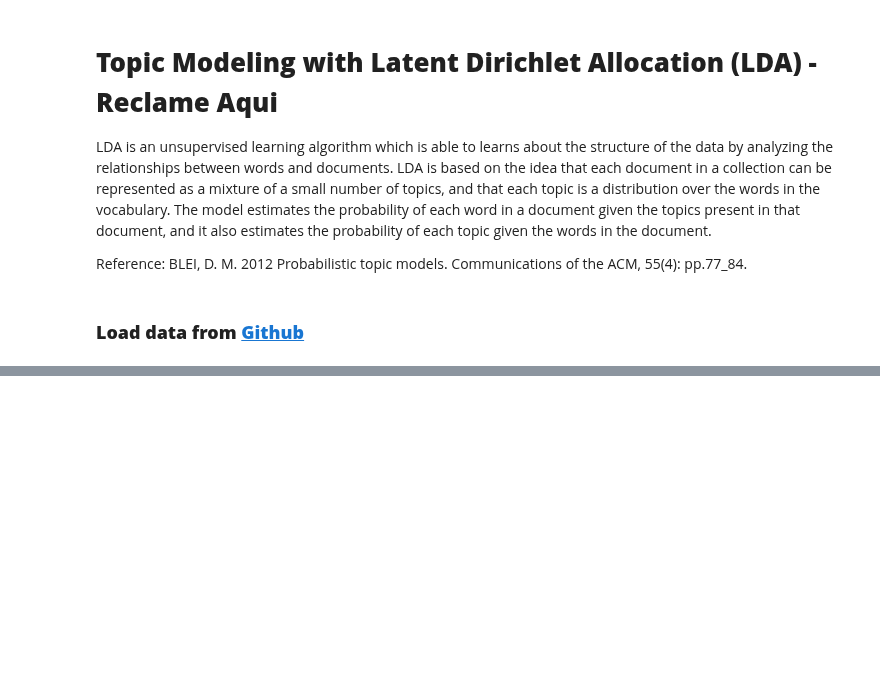
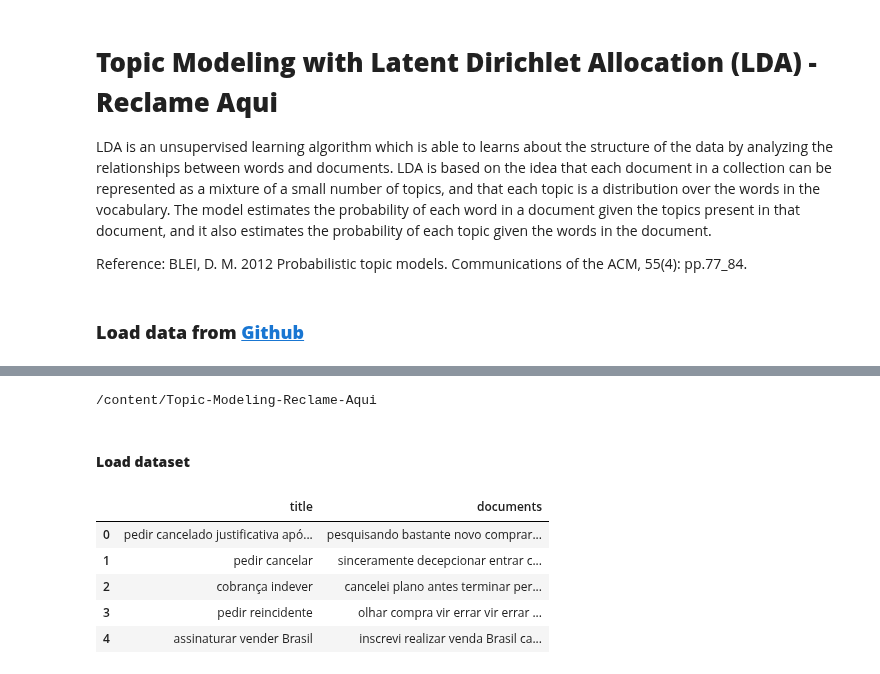
Before and after one commit to mathewsrc/Topic-Modeling-Reclame-Aqui, a Jupyter notebook: Topic_Modeling_Reclame_Aqui_with_LDA.ipynb, the cells around one changed output, grey strips where cells are left out. Cells and saved outputs as stored; diff of their text form; code cells hidden in the pictures; blank space fills up the shorter version.

```diff
--- a/Topic_Modeling_Reclame_Aqui_with_LDA.ipynb
+++ b/Topic_Modeling_Reclame_Aqui_with_LDA.ipynb
@@ -15,3 +64,6 @@ Reference: BLEI, D. M. 2012 Probabilistic topic models. Communications of the AC
 # %%
-import sys
-sys.path.insert(0,'/content/Topic-Modeling-Reclame-Aqui')
+%cd /content/Topic-Modeling-Reclame-Aqui/
+# %% [output]
+/content/Topic-Modeling-Reclame-Aqui
+# %% [markdown]
+#### **Load dataset**
@@ -17,0 +72,9 @@ sys.path.insert(0,'/content/Topic-Modeling-Reclame-Aqui')
+# %%
+df.head()
+# %% [output]
+|  | title | documents |
+| 0 | pedir cancelado justificativa apó... | pesquisando bastante novo comprar... |
+| 1 | pedir cancelar | sinceramente decepcionar entrar c... |
+| 2 | cobrança indever | cancelei plano antes terminar per... |
+| 3 | pedir reincidente | olhar compra vir errar vir errar ... |
+| 4 | assinaturar vender Brasil | inscrevi realizar venda Brasil ca... |
```
Also changed, not shown: parts of 29 cells of this notebook.
